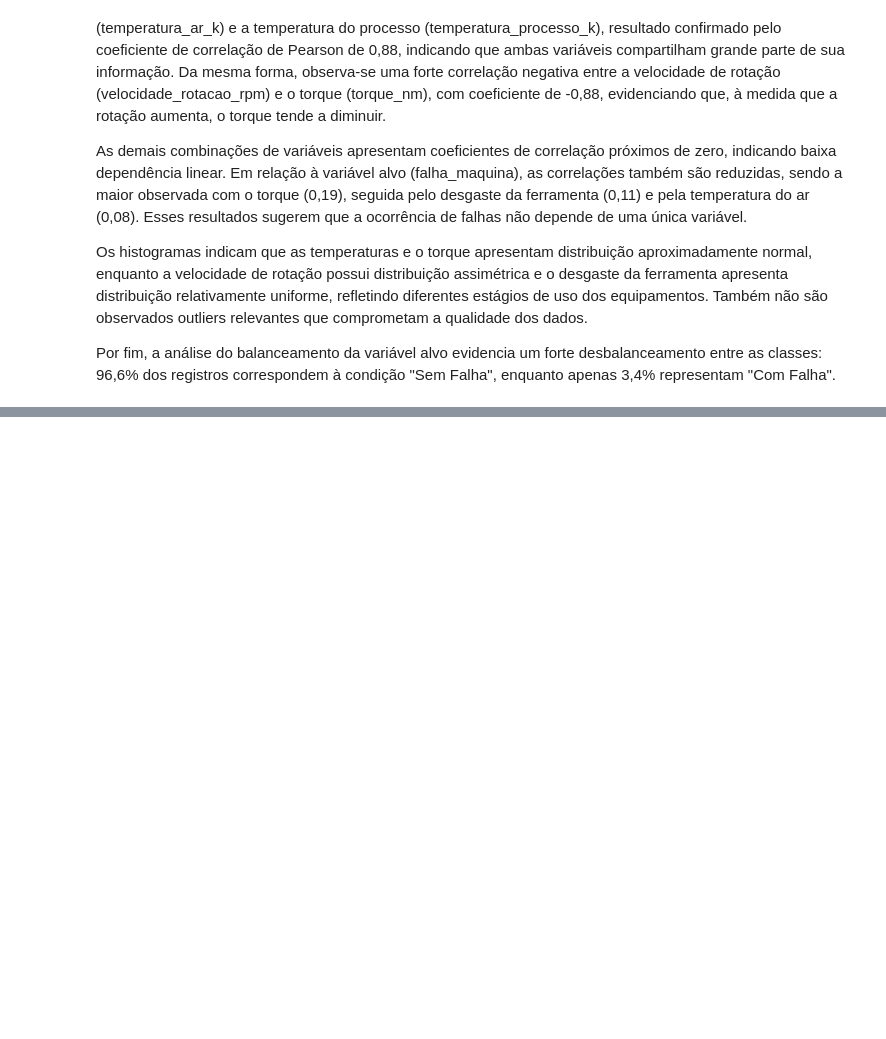
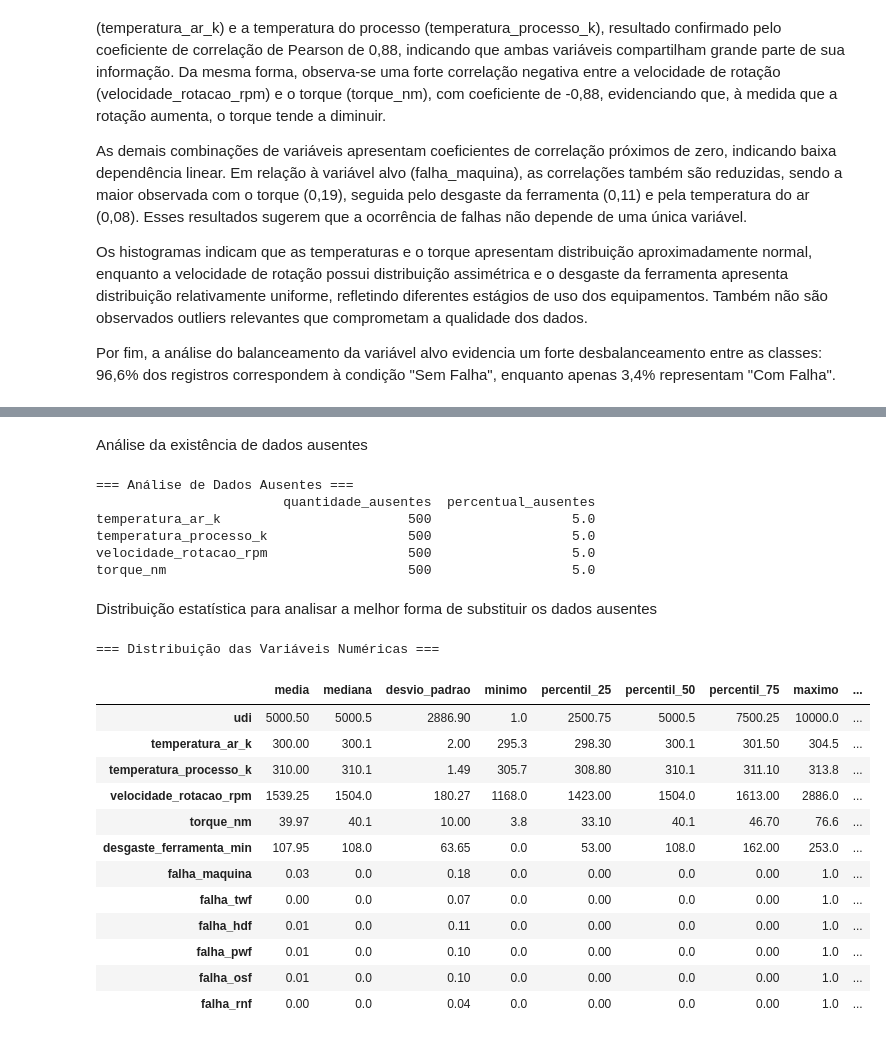
Before and after one commit to senapalm/predictive-maintenance, a Jupyter notebook: notebooks/projeto_final_sena.ipynb, the cells around one changed output, grey strips where cells are left out. Drawn from its saved outputs; the diff is of its cells as text; code cells hidden in the pictures; blank space fills up the shorter version.

```diff
--- a/notebooks/projeto_final_sena.ipynb
+++ b/notebooks/projeto_final_sena.ipynb
@@ -105,0 +147,34 @@ Por fim, a análise do balanceamento da variável alvo evidencia um forte desbal
+# %% [markdown]
+Análise da existência de dados ausentes
+# %%
+from src.phase02_preprocessing import identificar_dados_ausentes
+
+dados_ausentes = identificar_dados_ausentes(df)
+# %% [output]
+=== Análise de Dados Ausentes ===
+                        quantidade_ausentes  percentual_ausentes
+temperatura_ar_k                        500                  5.0
+temperatura_processo_k                  500                  5.0
+velocidade_rotacao_rpm                  500                  5.0
+torque_nm                               500                  5.0
+# %% [markdown]
+Distribuição estatística para analisar a melhor forma de substituir os dados ausentes
+# %%
+from src.phase02_preprocessing import checar_distribuicao
+
+display(checar_distribuicao(df))
+# %% [output]
+=== Distribuição das Variáveis Numéricas ===
+|  | media | mediana | desvio_padrao | minimo | percentil_25 | percentil_50 | percentil_75 | maximo | ... |
+| udi | 5000.50 | 5000.5 | 2886.90 | 1.0 | 2500.75 | 5000.5 | 7500.25 | 10000.0 | ... |
+| temperatura_ar_k | 300.00 | 300.1 | 2.00 | 295.3 | 298.30 | 300.1 | 301.50 | 304.5 | ... |
+| temperatura_processo_k | 310.00 | 310.1 | 1.49 | 305.7 | 308.80 | 310.1 | 311.10 | 313.8 | ... |
+| velocidade_rotacao_rpm | 1539.25 | 1504.0 | 180.27 | 1168.0 | 1423.00 | 1504.0 | 1613.00 | 2886.0 | ... |
+| torque_nm | 39.97 | 40.1 | 10.00 | 3.8 | 33.10 | 40.1 | 46.70 | 76.6 | ... |
+| desgaste_ferramenta_min | 107.95 | 108.0 | 63.65 | 0.0 | 53.00 | 108.0 | 162.00 | 253.0 | ... |
+| falha_maquina | 0.03 | 0.0 | 0.18 | 0.0 | 0.00 | 0.0 | 0.00 | 1.0 | ... |
+| falha_twf | 0.00 | 0.0 | 0.07 | 0.0 | 0.00 | 0.0 | 0.00 | 1.0 | ... |
+| falha_hdf | 0.01 | 0.0 | 0.11 | 0.0 | 0.00 | 0.0 | 0.00 | 1.0 | ... |
+| falha_pwf | 0.01 | 0.0 | 0.10 | 0.0 | 0.00 | 0.0 | 0.00 | 1.0 | ... |
+| falha_osf | 0.01 | 0.0 | 0.10 | 0.0 | 0.00 | 0.0 | 0.00 | 1.0 | ... |
+| falha_rnf | 0.00 | 0.0 | 0.04 | 0.0 | 0.00 | 0.0 | 0.00 | 1.0 | ... |
```
Also changed, not shown: parts of 17 cells of this notebook, 1 other file.
